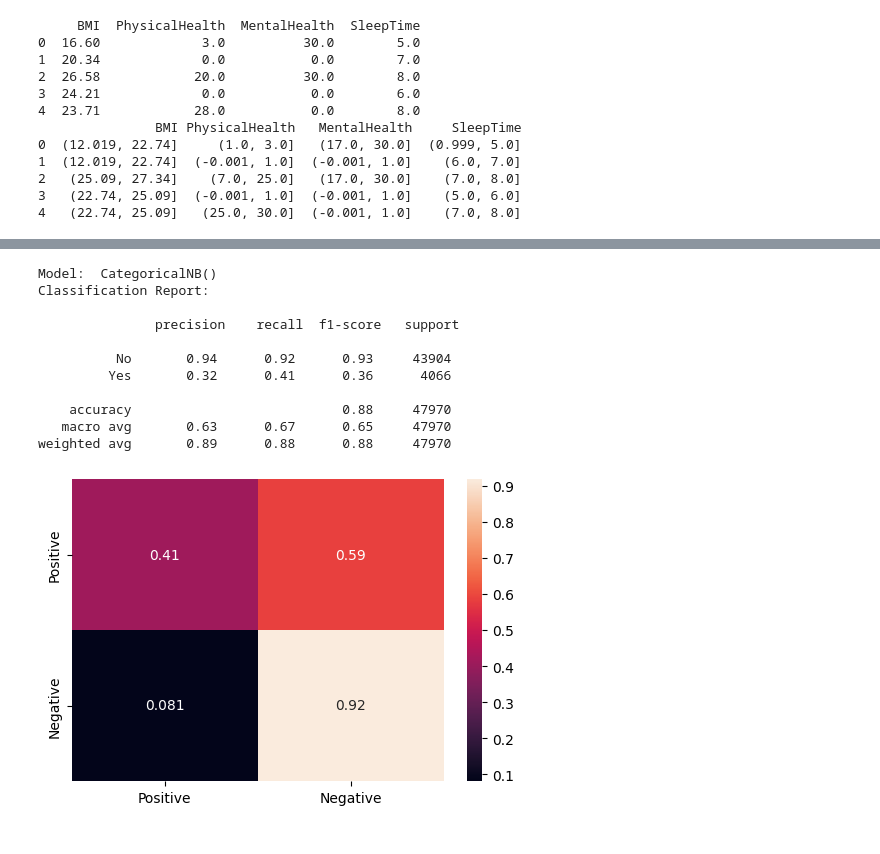
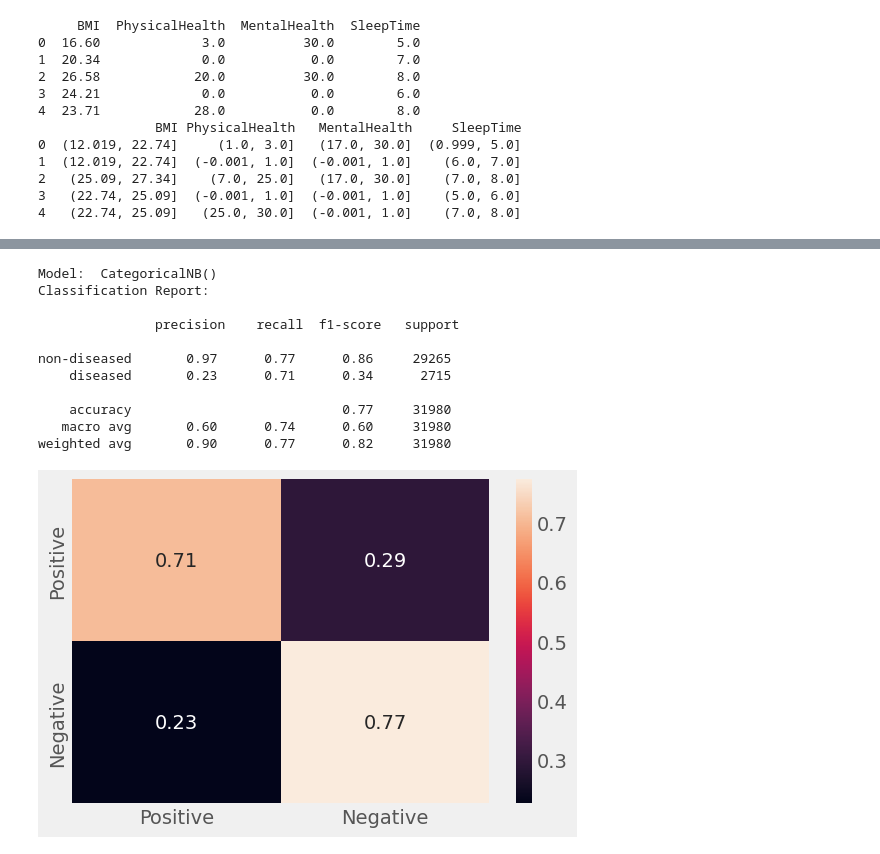
Before and after one commit to melihocakci/heart-disease-prediction, a Jupyter notebook: predict.ipynb, the cells around one changed output, grey strips where cells are left out. Drawn from its saved outputs; the diff is of its cells as text; code cells hidden in the pictures.

```diff
--- a/predict.ipynb
+++ b/predict.ipynb
@@ -42,7 +45,7 @@ print(df[['BMI', 'PhysicalHealth', 'MentalHealth', 'SleepTime']].head())
 y = df['HeartDisease']
 x = df.drop('HeartDisease', axis=1)
 
-print(x[['BMI','Smoking','AlcoholDrinking','Stroke']].head())
+#print(x[['BMI','Smoking','AlcoholDrinking','Stroke']].head())
 
 enc = LabelEncoder()
 y = enc.fit_transform(y)
@@ -50,7 +53,10 @@ y = enc.fit_transform(y)
 enc = OrdinalEncoder()
 x = enc.fit_transform(x)
 
-for i in range(5):
-    print(x[i,[0,1,2,3]])
+#for i in range(5):
+#    print(x[i,[0,1,2,3]])
 
-x_train, x_test, y_train, y_test = train_test_split(x, y, test_size=0.15)
+x_train, x_test, y_train, y_test = train_test_split(x, y, test_size=0.1)
+
+sampler = RandomUnderSampler(sampling_strategy=1)
+x_train, y_train = sampler.fit_resample(x_train, y_train)
@@ -69,37 +63,38 @@ x_train, x_test, y_train, y_test = train_test_split(x, y, test_size=0.15)
 # %%
 model = CategoricalNB()
 
 model.fit(x_train, y_train)
 
 y_pred = model.predict(x_test)
 
-report = classification_report(y_test, y_pred, target_names=['No','Yes'], output_dict=True)
+nbreport = classification_report(y_test, y_pred, target_names=['non-diseased','diseased'], output_dict=True)
 
 print("Model: ", model)
-print('Classification Report:\n\n', classification_report(y_test, y_pred, target_names=['No','Yes']))
+print('Classification Report:\n\n', classification_report(y_test, y_pred, target_names=['non-diseased','diseased']))
 
 mat = confusion_matrix(y_test, y_pred, labels=[1,0], normalize='true')
 
 df_cm = pd.DataFrame(mat, index = ['Positive', 'Negative'], columns = ['Positive', 'Negative'])
 plt.figure(dpi=100)
+plt.style.use('fivethirtyeight')
 
 sn.heatmap(df_cm, annot=True)
 
-plt.savefig('fig/categorical.png', bbox_inches='tight')
+plt.savefig('fig/naivebayes.png', bbox_inches='tight')
 plt.show()
 # %% [output]
 Model:  CategoricalNB()
 Classification Report:
 
                precision    recall  f1-score   support
 
-          No       0.94      0.92      0.93     43904
-         Yes       0.32      0.41      0.36      4066
+non-diseased       0.97      0.77      0.86     29265
+    diseased       0.23      0.71      0.34      2715
 
-    accuracy                           0.88     47970
-   macro avg       0.63      0.67      0.65     47970
-weighted avg       0.89      0.88      0.88     47970
+    accuracy                           0.77     31980
+   macro avg       0.60      0.74      0.60     31980
+weighted avg       0.90      0.77      0.82     31980
-[figure, old version]
+[figure, new version]
 # %%
 model = DecisionTreeClassifier()
 
```
Also changed, not shown: parts of 7 cells of this notebook, 11 other files.
